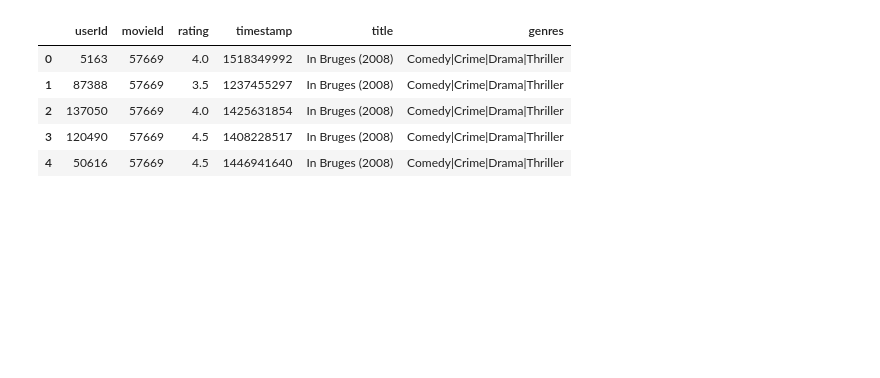
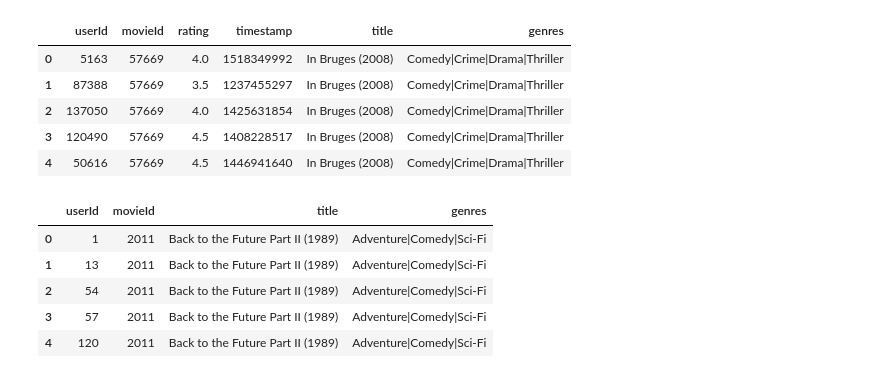
Before and after one commit to Leham-Greeves/JS7_Notebook_Reprository, a Jupyter notebook: unsupervised_learning_notebook_merged data.ipynb, the cells around one changed output. Drawn from its saved outputs; the diff is of its cells as text; code cells hidden in the pictures; blank space fills up the shorter version.

```diff
--- a/unsupervised_learning_notebook_merged data.ipynb
+++ b/unsupervised_learning_notebook_merged data.ipynb
@@ -196,6 +227,18 @@ df_merge1.head()
 | 2 | 137050 | 57669 | 4.0 | 1425631854 | In Bruges (2008) | Comedy|Crime|Drama|Thriller |
 | 3 | 120490 | 57669 | 4.5 | 1408228517 | In Bruges (2008) | Comedy|Crime|Drama|Thriller |
 | 4 | 50616 | 57669 | 4.5 | 1446941640 | In Bruges (2008) | Comedy|Crime|Drama|Thriller |
+# %%
+# Merge the ratings and movies
+df_merge1_test = df_test.merge(df_movies, on='movieId')
+# View the first 5 rows
+df_merge1_test.head()
+# %% [output]
+|  | userId | movieId | title | genres |
+| 0 | 1 | 2011 | Back to the Future Part II (1989) | Adventure|Comedy|Sci-Fi |
+| 1 | 13 | 2011 | Back to the Future Part II (1989) | Adventure|Comedy|Sci-Fi |
+| 2 | 54 | 2011 | Back to the Future Part II (1989) | Adventure|Comedy|Sci-Fi |
+| 3 | 57 | 2011 | Back to the Future Part II (1989) | Adventure|Comedy|Sci-Fi |
+| 4 | 120 | 2011 | Back to the Future Part II (1989) | Adventure|Comedy|Sci-Fi |
 # %%
 df_merge2 = df_merge1.merge(df_imdb, on="movieId")
 # View first 5 rows
```
Also changed, not shown: parts of 41 cells of this notebook.
